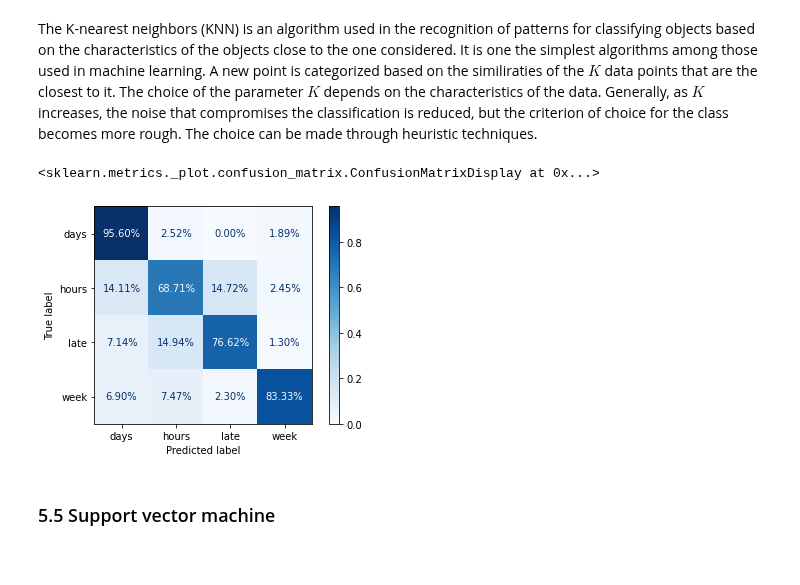
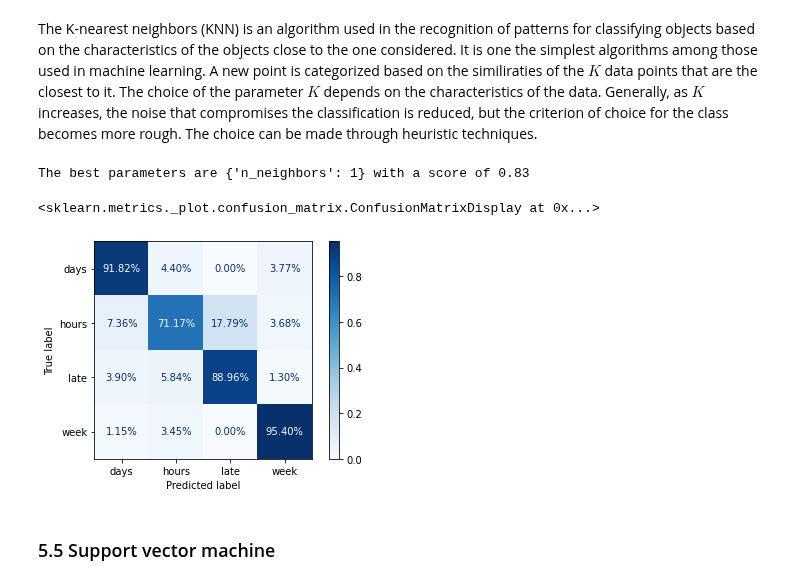
Before and after one commit to gianluigilopardo/Absenteeism_prediction, a Jupyter notebook: absenteeism_notebook.ipynb, the cells around one changed output. Saved outputs shown, nothing was run; the diff lists cells and outputs as text; code cells hidden in the pictures.

```diff
--- a/absenteeism_notebook.ipynb
+++ b/absenteeism_notebook.ipynb
@@ -867,8 +900,6 @@ As for the Decision tree, we will use either the Gini and the Entropy criterion.
 # %%
-# Random forest
-# max depth = 10 for each tree, 100 trees
-# Entropy criterion
-forest_Entropy = RandomForestClassifier(criterion = 'entropy', n_estimators = 100, max_depth = 10, random_state = SEED)
+# Random forest - Entropy criterion
+forest_Entropy = RandomForestClassifier(criterion = 'entropy', n_estimators = opt_est, max_depth = opt_depth, random_state = SEED)
 forest_Entropy.fit(X_train, y_train)
 forest_Entropy_pred = forest_Entropy.predict(X_test)
 
@@ -884,3 +915,13 @@ plot_confusion_matrix(forest_Entropy, X_test, y_test, display_labels = levels,
 # %% [output]
 <sklearn.metrics._plot.confusion_matrix.ConfusionMatrixDisplay at 0x...>
 [figure]
+# %%
+# Evaluating best parameters
+num_est = np.linspace(100, 300, 10).astype(int)
+depth = np.linspace(4, 50, 10).astype(int)
+parameters = {'max_depth': depth, 'n_estimators': num_est}
+clf = GridSearchCV(RandomForestClassifier(criterion = 'gini', random_state = SEED), parameters)
+clf.fit(X_train, y_train)
+opt_depth = clf.best_params_['max_depth']
+opt_est = clf.best_params_['n_estimators']
+print("The best parameters are %s with a score of %0.2f" % (clf.best_params_, clf.best_score_))
@@ -887,8 +930,7 @@ plot_confusion_matrix(forest_Entropy, X_test, y_test, display_labels = levels,
 # %%
 # Random forest
-# max depth = 10 for each tree, 1000 trees
 # Gini criterion
-forest_Gini = RandomForestClassifier(criterion = 'gini', n_estimators = 100, max_depth = 10, random_state = SEED)
+forest_Gini = RandomForestClassifier(criterion = 'gini', n_estimators = opt_est, max_depth = opt_depth, random_state = SEED)
 forest_Gini.fit(X_train, y_train)
 forest_Gini_pred = forest_Gini.predict(X_test)
 
@@ -908,22 +950,32 @@ plot_confusion_matrix(forest_Gini, X_test, y_test, display_labels = levels,
 ### 5.4 <a class="anchor" id="fifth_4">K Nearest neighbours</a>
 # %% [markdown]
 The K-nearest neighbors (KNN) is an algorithm used in the recognition of patterns for classifying objects based on the characteristics of the objects close to the one considered. It is one the simplest algorithms among those used in machine learning. A new point is categorized based on the similiraties of the $K$ data points that are the closest to it. The choice of the parameter $K$ depends on the characteristics of the data. Generally, as $K$ increases, the noise that compromises the classification is reduced, but the criterion of choice for the class becomes more rough. The choice can be made through heuristic techniques.
+# %%
+# Evaluating best parameters
+neighs = np.linspace(1,20).astype(int)
+parameters = {'n_neighbors': neighs}
+clf = GridSearchCV(KNeighborsClassifier(), parameters)
+clf.fit(X_train, y_train)
+opt_neigh = clf.best_params_['n_neighbors']
+print("The best parameters are %s with a score of %0.2f" % (clf.best_params_, clf.best_score_))
+# %% [output]
+The best parameters are {'n_neighbors': 1} with a score of 0.83
 # %%
-neigh = KNeighborsClassifier(n_neighbors = 2).fit(X_train, y_train)
+neigh = KNeighborsClassifier(n_neighbors = opt_neigh).fit(X_train, y_train)
 neigh_predict = neigh.predict(X_test)
 
 #metrics:
 neigh_acc = accuracy_score(neigh_predict, y_test)
 neigh_preci = precision_score(neigh_predict, y_test, average = 'weighted')
 neigh_sensitivity = recall_score(neigh_predict, y_test, average = 'weighted')
 neigh_f1 = f1_score(neigh_predict, y_test, average = 'weighted')
 
 classification_metrics.loc["KNN"] = [neigh_acc,neigh_preci,neigh_sensitivity,neigh_f1]
 plot_confusion_matrix(neigh, X_test, y_test, display_labels = levels,
                       cmap = plt.cm.Blues, values_format = '0.2%', normalize = 'true')
 # %% [output]
 <sklearn.metrics._plot.confusion_matrix.ConfusionMatrixDisplay at 0x...>
-[figure, old version]
+[figure, new version]
 # %% [markdown]
 ### 5.5 <a class="anchor" id="fifth_5">Support vector machine</a>
 # %% [markdown]
```
Also changed, not shown: parts of 14 cells of this notebook.
